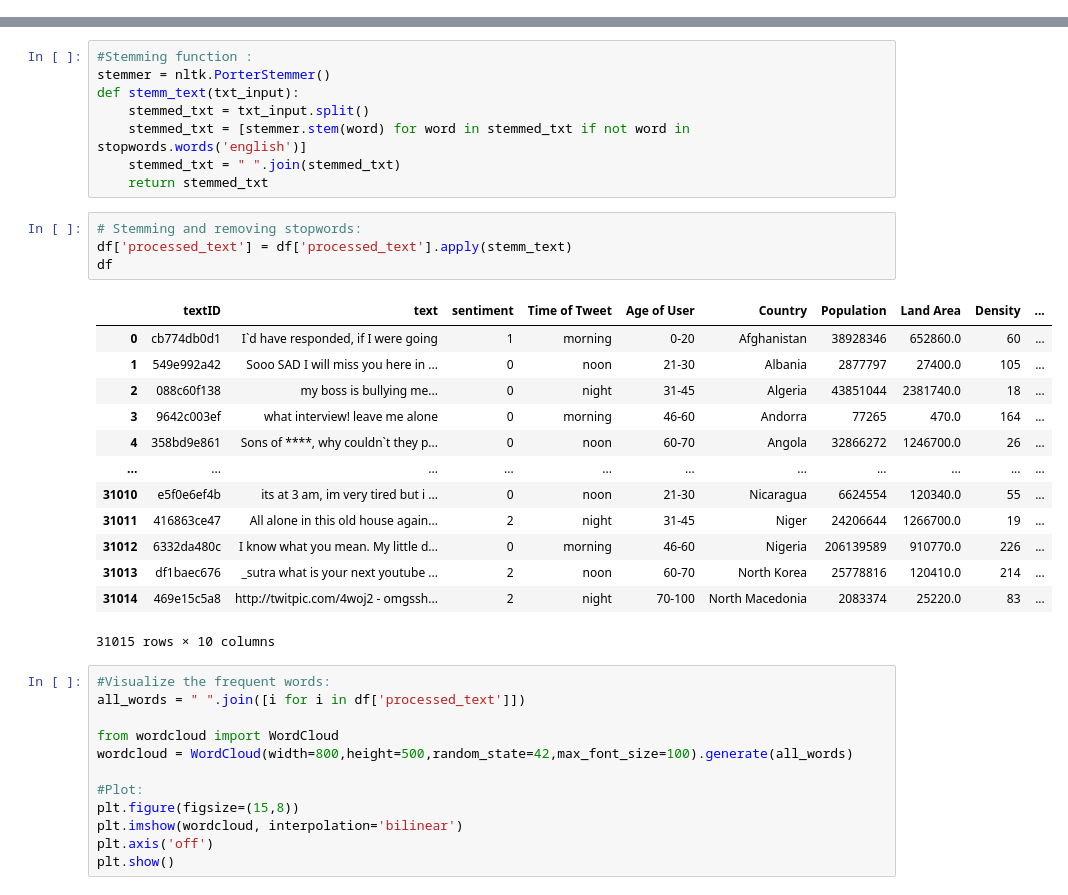
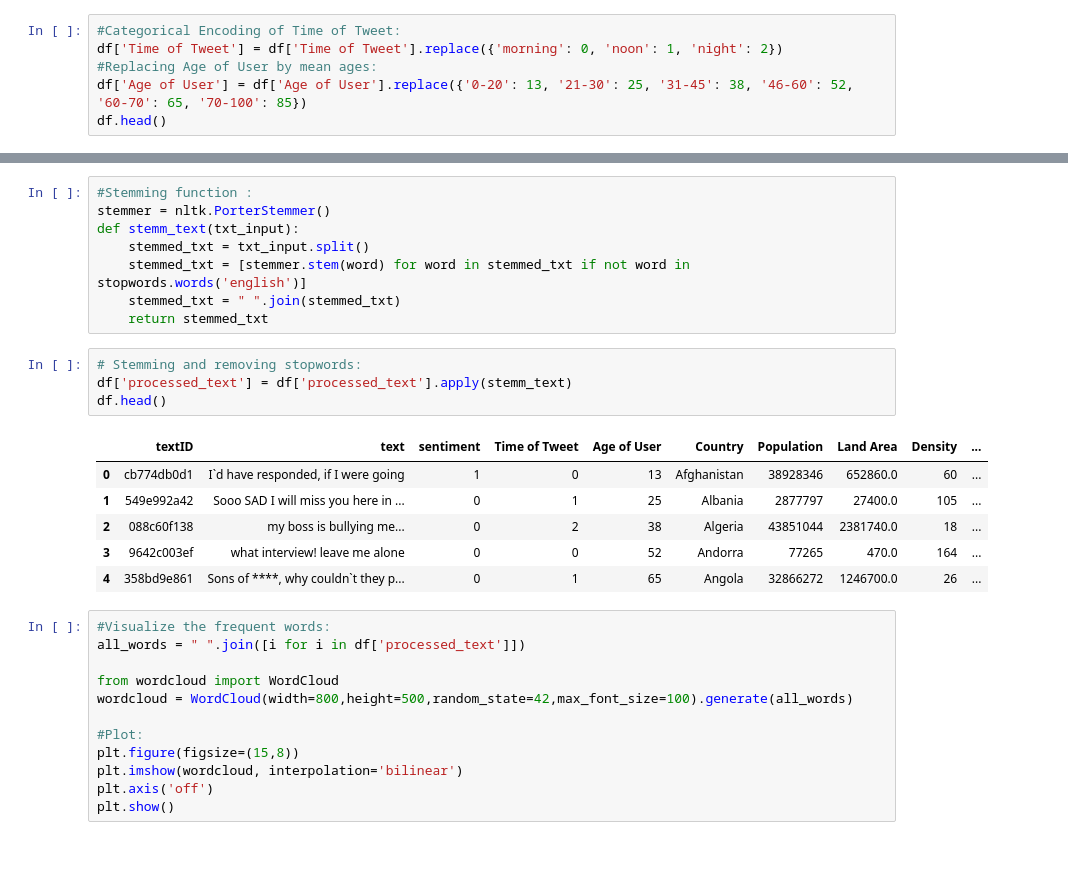
Before and after one commit to guptamukund22/CSL2050-Course-Project, a Jupyter notebook: data_preprocessing.ipynb, the cells around one changed output, grey strips where cells are left out. Drawn from its saved outputs; the diff is of its cells as text; blank space fills up the shorter version.

```diff
--- a/data_preprocessing.ipynb
+++ b/data_preprocessing.ipynb
@@ -166,0 +166,6 @@ Let's perform tweet text pre-processing first:
+# %%
+#Categorical Encoding of Time of Tweet:
+df['Time of Tweet'] = df['Time of Tweet'].replace({'morning': 0, 'noon': 1, 'night': 2})
+#Replacing Age of User by mean ages:
+df['Age of User'] = df['Age of User'].replace({'0-20': 13, '21-30': 25, '31-45': 38, '46-60': 52, '60-70': 65, '70-100': 85})
+df.head()
@@ -204,21 +218,14 @@ def stemm_text(txt_input):
 # %%
 # Stemming and removing stopwords:
 df['processed_text'] = df['processed_text'].apply(stemm_text)
-df
+df.head()
 # %% [output]
 |  | textID | text | sentiment | Time of Tweet | Age of User | Country | Population | Land Area | Density | ... |
-| 0 | cb774db0d1 | I`d have responded, if I were going | 1 | morning | 0-20 | Afghanistan | 38928346 | 652860.0 | 60 | ... |
-| 1 | 549e992a42 | Sooo SAD I will miss you here in ... | 0 | noon | 21-30 | Albania | 2877797 | 27400.0 | 105 | ... |
-| 2 | 088c60f138 | my boss is bullying me... | 0 | night | 31-45 | Algeria | 43851044 | 2381740.0 | 18 | ... |
-| 3 | 9642c003ef | what interview! leave me alone | 0 | morning | 46-60 | Andorra | 77265 | 470.0 | 164 | ... |
-| 4 | 358bd9e861 | Sons of ****, why couldn`t they p... | 0 | noon | 60-70 | Angola | 32866272 | 1246700.0 | 26 | ... |
-| ... | ... | ... | ... | ... | ... | ... | ... | ... | ... | ... |
-| 31010 | e5f0e6ef4b | its at 3 am, im very tired but i ... | 0 | noon | 21-30 | Nicaragua | 6624554 | 120340.0 | 55 | ... |
-| 31011 | 416863ce47 | All alone in this old house again... | 2 | night | 31-45 | Niger | 24206644 | 1266700.0 | 19 | ... |
-| 31012 | 6332da480c | I know what you mean. My little d... | 0 | morning | 46-60 | Nigeria | 206139589 | 910770.0 | 226 | ... |
-| 31013 | df1baec676 | _sutra what is your next youtube ... | 2 | noon | 60-70 | North Korea | 25778816 | 120410.0 | 214 | ... |
-| 31014 | 469e15c5a8 | http://twitpic.com/4woj2 - omgssh... | 2 | night | 70-100 | North Macedonia | 2083374 | 25220.0 | 83 | ... |
+| 0 | cb774db0d1 | I`d have responded, if I were going | 1 | 0 | 13 | Afghanistan | 38928346 | 652860.0 | 60 | ... |
+| 1 | 549e992a42 | Sooo SAD I will miss you here in ... | 0 | 1 | 25 | Albania | 2877797 | 27400.0 | 105 | ... |
+| 2 | 088c60f138 | my boss is bullying me... | 0 | 2 | 38 | Algeria | 43851044 | 2381740.0 | 18 | ... |
+| 3 | 9642c003ef | what interview! leave me alone | 0 | 0 | 52 | Andorra | 77265 | 470.0 | 164 | ... |
+| 4 | 358bd9e861 | Sons of ****, why couldn`t they p... | 0 | 1 | 65 | Angola | 32866272 | 1246700.0 | 26 | ... |
-31015 rows × 10 columns
 # %%
 #Visualize the frequent words:
 all_words = " ".join([i for i in df['processed_text']])
```
Also changed, not shown: parts of 15 cells of this notebook.
